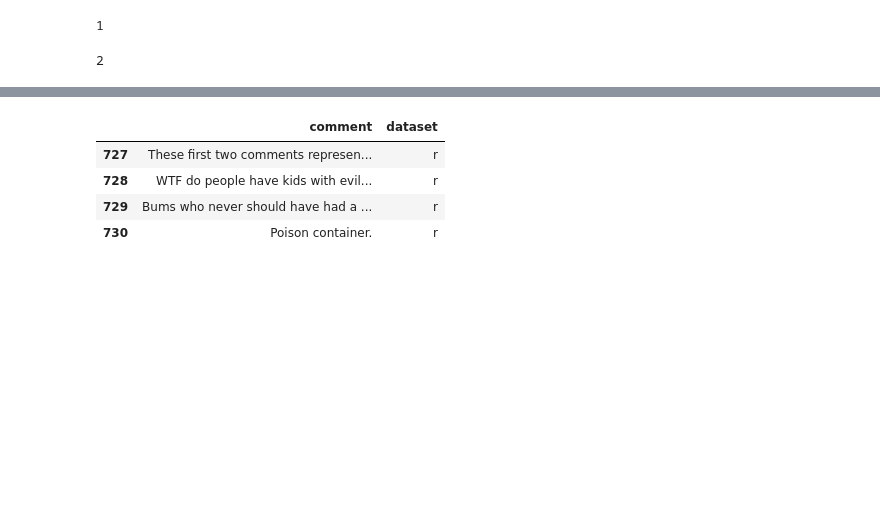
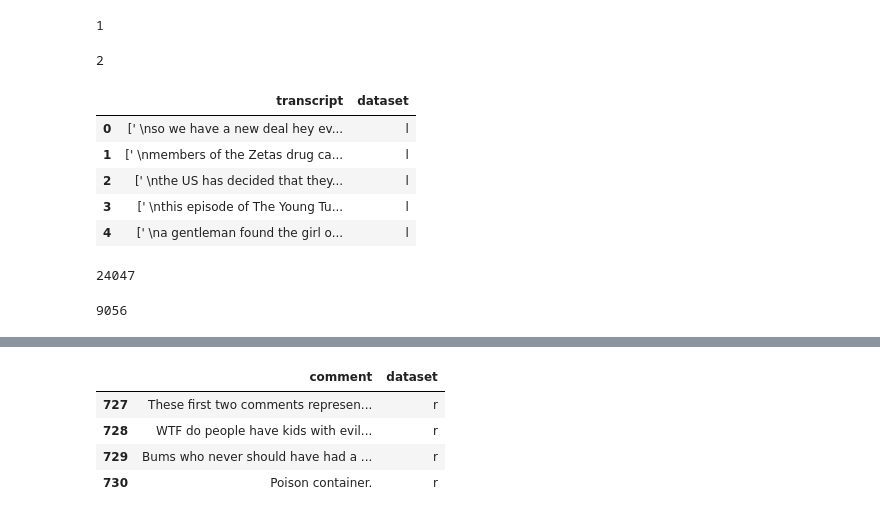
Before and after one commit to Tycho-1/lkjklj, a Jupyter notebook: ic2s2_datathon_test.ipynb, the cells around one changed output, grey strips where cells are left out. Cells and saved outputs as stored; diff of their text form; code cells hidden in the pictures; blank space fills up the shorter version.

```diff
--- a/ic2s2_datathon_test.ipynb
+++ b/ic2s2_datathon_test.ipynb
@@ -7,6 +7,8 @@ d_recom = pd.read_csv("/media/tycho/Seagate Expansion Drive/subsets/subset_recom
 d_script = pd.read_csv("/media/tycho/Seagate Expansion Drive/subsets/subset_transcripts.csv",sep="\t",header=0, nrows=100)
 d_videos = pd.read_csv("/media/tycho/Seagate Expansion Drive/subsets/subset_videos.csv",sep="\t",header=0, nrows=100)
 d_channels = pd.read_csv("/media/tycho/Seagate Expansion Drive/subsets/subset_channels.csv",sep="\t",header=0, nrows=100)
+# %%
+d_script = pd.read_csv("/media/tycho/Seagate Expansion Drive/subsets/subset_transcripts.csv",sep="\t",header=0)
 # %%
 d_comments.T
 # %% [output]
@@ -108,3 +110,20 @@ len(d_comments['video_id'].unique())
 d_comments['likes'].sum()
 # %% [output]
 2
+# %%
+d_script[["transcript","dataset"]][:5]
+# %% [output]
+|  | transcript | dataset |
+| 0 | [' \nso we have a new deal hey ev... | l |
+| 1 | [' \nmembers of the Zetas drug ca... | l |
+| 2 | [' \nthe US has decided that they... | l |
+| 3 | [' \nthis episode of The Young Tu... | l |
+| 4 | [' \na gentleman found the girl o... | l |
+# %%
+sum(d_script["dataset"]=="l")
+# %% [output]
+24047
+# %%
+sum(d_script["dataset"]=="r")
+# %% [output]
+9056
```
Also changed, not shown: parts of 59 cells of this notebook.
